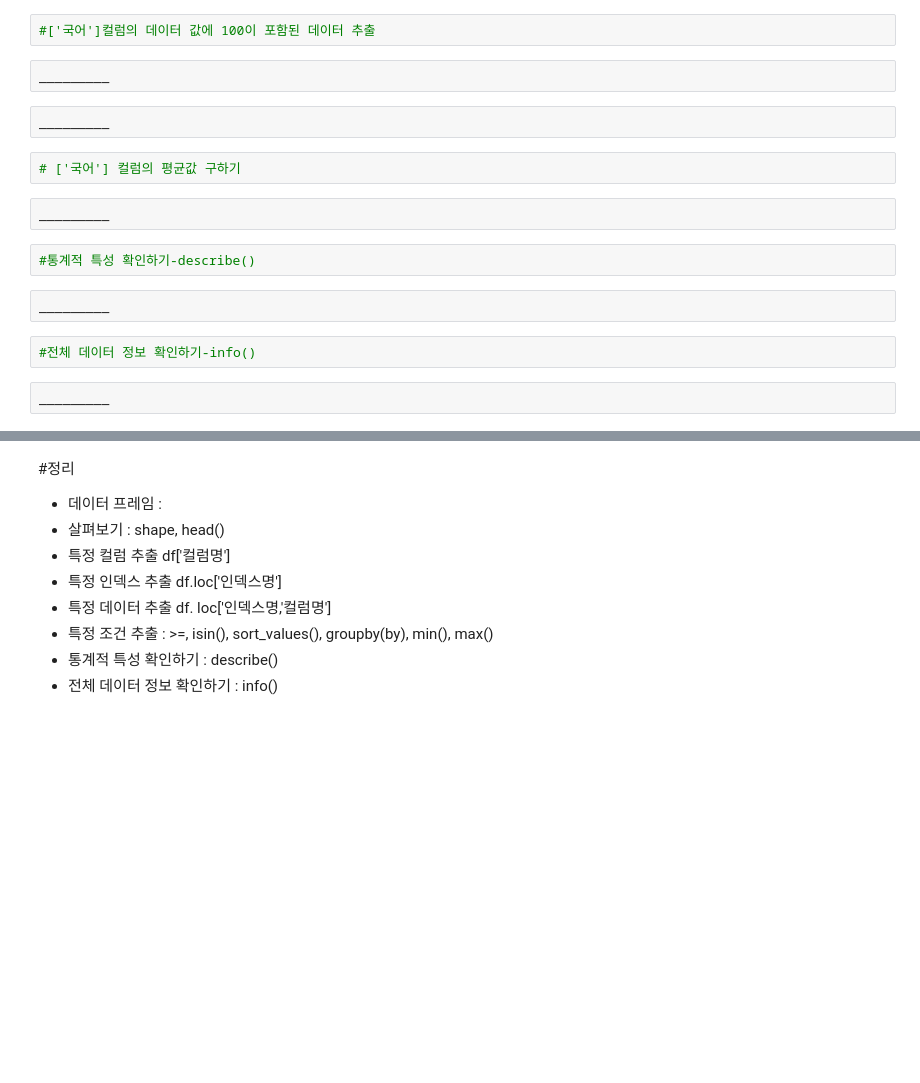
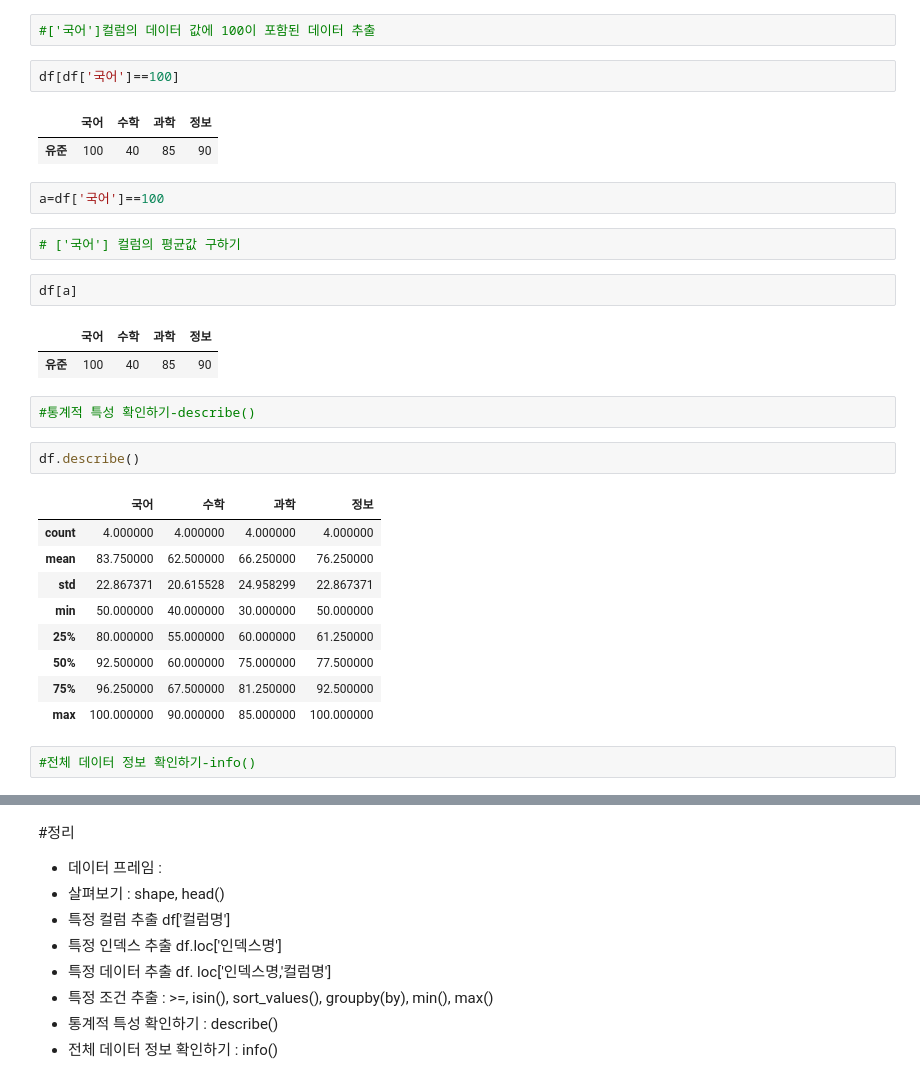
Before and after one commit to SuwonJ/colab_t, a Jupyter notebook: pandastest.ipynb, the cells around one changed output, grey strips where cells are left out. Saved outputs shown, nothing was run; the diff lists cells and outputs as text; blank space fills up the shorter version.

```diff
--- a/pandastest.ipynb
+++ b/pandastest.ipynb
@@ -296,18 +338,32 @@ _________
 # %%
 #['국어']컬럼의 데이터 값에 100이 포함된 데이터 추출
-# %%
-_________
-# %%
-_________
+# %%
+df[df['국어']==100]
+# %% [output]
+|  | 국어 | 수학 | 과학 | 정보 |
+| 유준 | 100 | 40 | 85 | 90 |
+# %%
+a=df['국어']==100
 # %%
 # ['국어'] 컬럼의 평균값 구하기
-# %%
-_________
+# %%
+df[a]
+# %% [output]
+|  | 국어 | 수학 | 과학 | 정보 |
+| 유준 | 100 | 40 | 85 | 90 |
 # %%
 #통계적 특성 확인하기-describe()
-# %%
-_________
+# %%
+df.describe()
+# %% [output]
+|  | 국어 | 수학 | 과학 | 정보 |
+| count | 4.000000 | 4.000000 | 4.000000 | 4.000000 |
+| mean | 83.750000 | 62.500000 | 66.250000 | 76.250000 |
+| std | 22.867371 | 20.615528 | 24.958299 | 22.867371 |
+| min | 50.000000 | 40.000000 | 30.000000 | 50.000000 |
+| 25% | 80.000000 | 55.000000 | 60.000000 | 61.250000 |
+| 50% | 92.500000 | 60.000000 | 75.000000 | 77.500000 |
+| 75% | 96.250000 | 67.500000 | 81.250000 | 92.500000 |
+| max | 100.000000 | 90.000000 | 85.000000 | 100.000000 |
 # %%
 #전체 데이터 정보 확인하기-info()
-# %%
-_________
```
Also changed, not shown: parts of 17 cells of this notebook.
